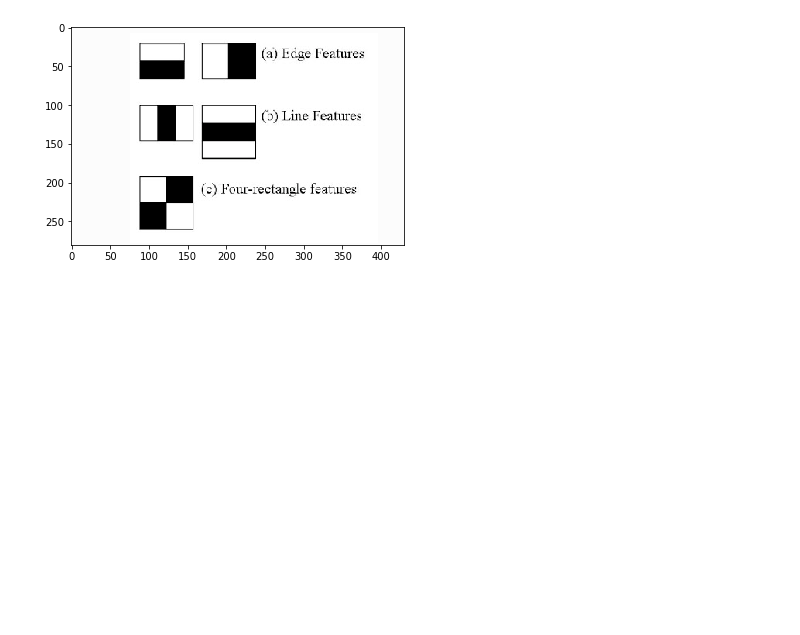
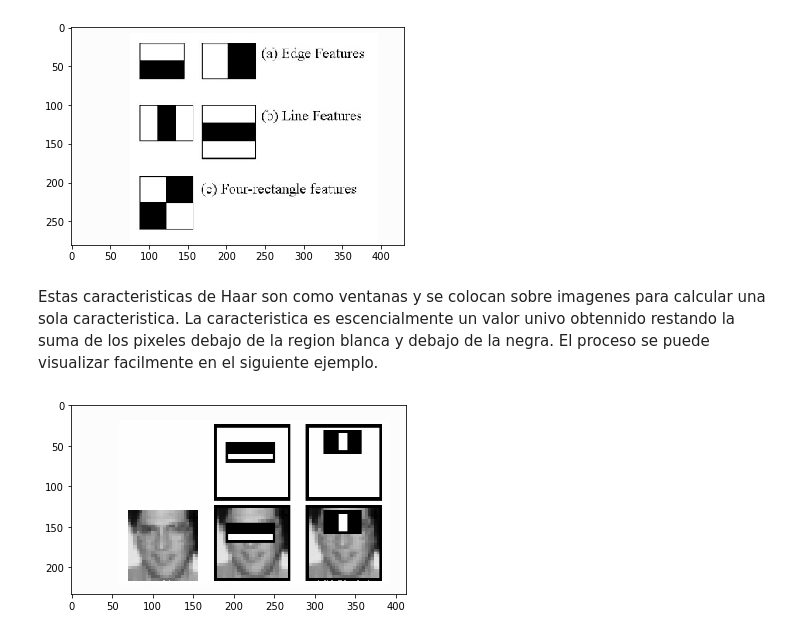
Before and after one commit to Karina984/IA-CLASE-M5, a Jupyter notebook: PracticaDeteccionFacial.ipynb, the cells around one changed output. Cells and saved outputs as stored; diff of their text form; code cells hidden in the pictures; blank space fills up the shorter version.

```diff
--- a/PracticaDeteccionFacial.ipynb
+++ b/PracticaDeteccionFacial.ipynb
@@ -40,3 +40,11 @@ imgplot = plt.imshow(imagen1)
 plt.show()
 # %% [output]
 [figure]
+# %% [markdown]
+Estas caracteristicas de Haar son como ventanas y se colocan sobre imagenes para calcular una sola caracteristica. La caracteristica es escencialmente un valor univo obtennido restando la suma de los pixeles debajo de la region blanca y debajo de la negra. El proceso se puede visualizar facilmente en el siguiente ejemplo.
+# %%
+imagen2 = mpimg.imread('imagen2.png')
+imgplot = plt.imshow(imagen2)
+plt.show()
+# %% [output]
+[figure, added]
```
Also changed, not shown: parts of 32 cells of this notebook.
